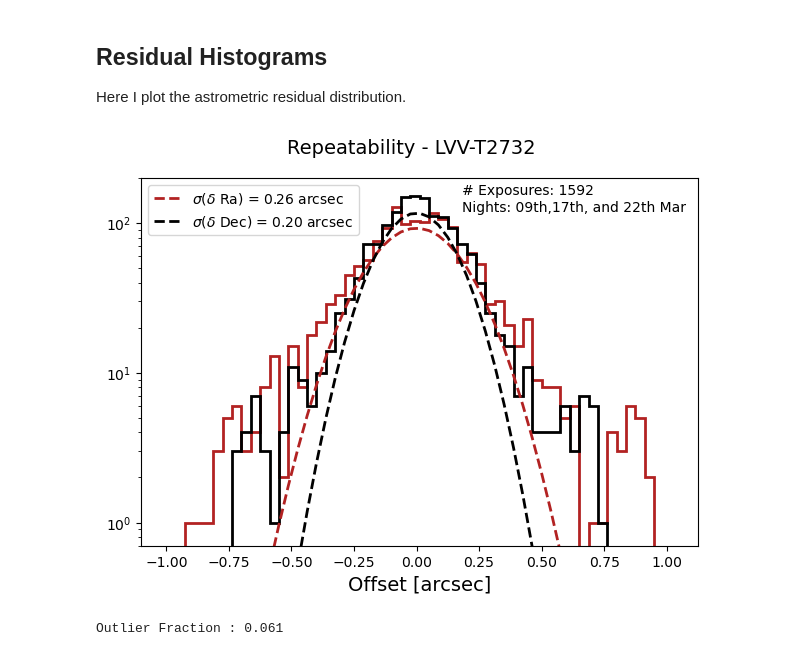
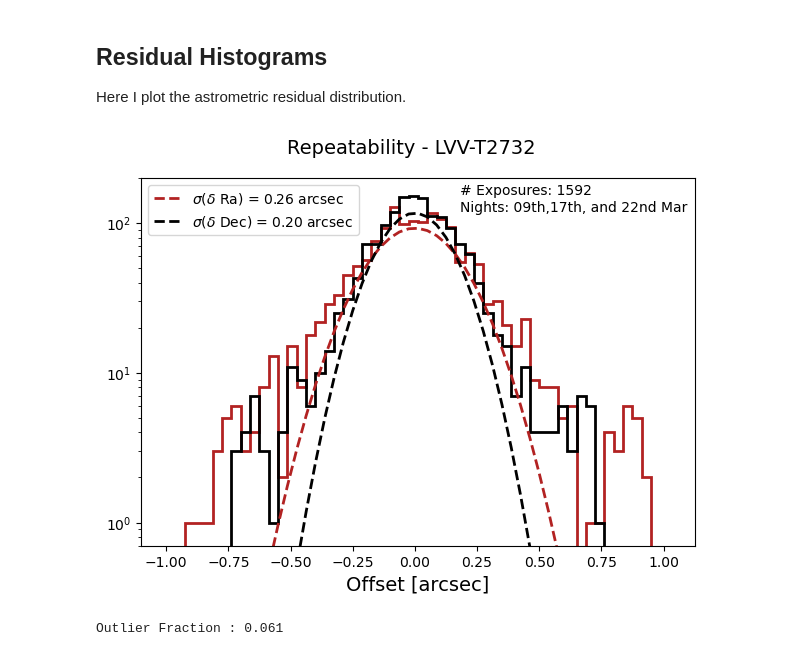
Before and after one commit to estevesjh/ComScratchStuff, a Jupyter notebook: starTracker/slewSettleTests/LVV-T2732_analysis_repeatability_report_wo_drift.ipynb, the cells around one changed output. Cells and saved outputs as stored; diff of their text form; code cells hidden in the pictures.

```diff
--- a/starTracker/slewSettleTests/LVV-T2732_analysis_repeatability_report_wo_drift.ipynb
+++ b/starTracker/slewSettleTests/LVV-T2732_analysis_repeatability_report_wo_drift.ipynb
@@ -132,24 +132,24 @@ night2 = data[:,-1]=='2023-03-17'
 # %%
 jra = np.nanstd(res_ra)
 jdec = np.nanstd(res_dec)
 
 Npoints = np.count_nonzero(~np.isnan(res_ra))
 mybins = np.arange(-1.0, 1.05, 0.15/4.)
 
 _ = plt.hist(res_ra, bins=mybins, color='firebrick', histtype='step', lw=2, )
 _ = plt.hist(res_dec, bins=mybins, color='k', histtype='step', lw=2)
 plot_gaussian(mybins,0,jra, N=Npoints,label='$\sigma(\delta$ Ra) = %.2f arcsec'%jra, color='firebrick', ls='--', lw=2)
 plot_gaussian(mybins,0,jdec, N=Npoints,label='$\sigma(\delta$ Dec) = %.2f arcsec'%jdec, color='k', ls='--', lw=2)
-plt.text(0.18, 120, '# Exposures: %i \nNights: 09th,17th, and 22th Mar '%Npoints)
+plt.text(0.18, 120, '# Exposures: %i \nNights: 09th,17th, and 22nd Mar '%Npoints)
 plt.yscale('log')
 plt.ylim(0.7,200)
 plt.legend(loc=2)
 plt.xlabel('Offset [arcsec]', fontsize=14)
 plt.suptitle('Repeatability - LVV-T2732',fontsize=14)
 plt.tight_layout()
 plt.savefig('figures/radec_residual_histogram.png',dpi=150)
 # %% [output]
-[figure, old version]
+[figure, new version]
 # %%
 Nout = np.count_nonzero(np.isnan(res_ra)|np.isnan(res_dec))
 of_radec = Nout/res_ra.size
```
Also changed, not shown: 5 other files.
